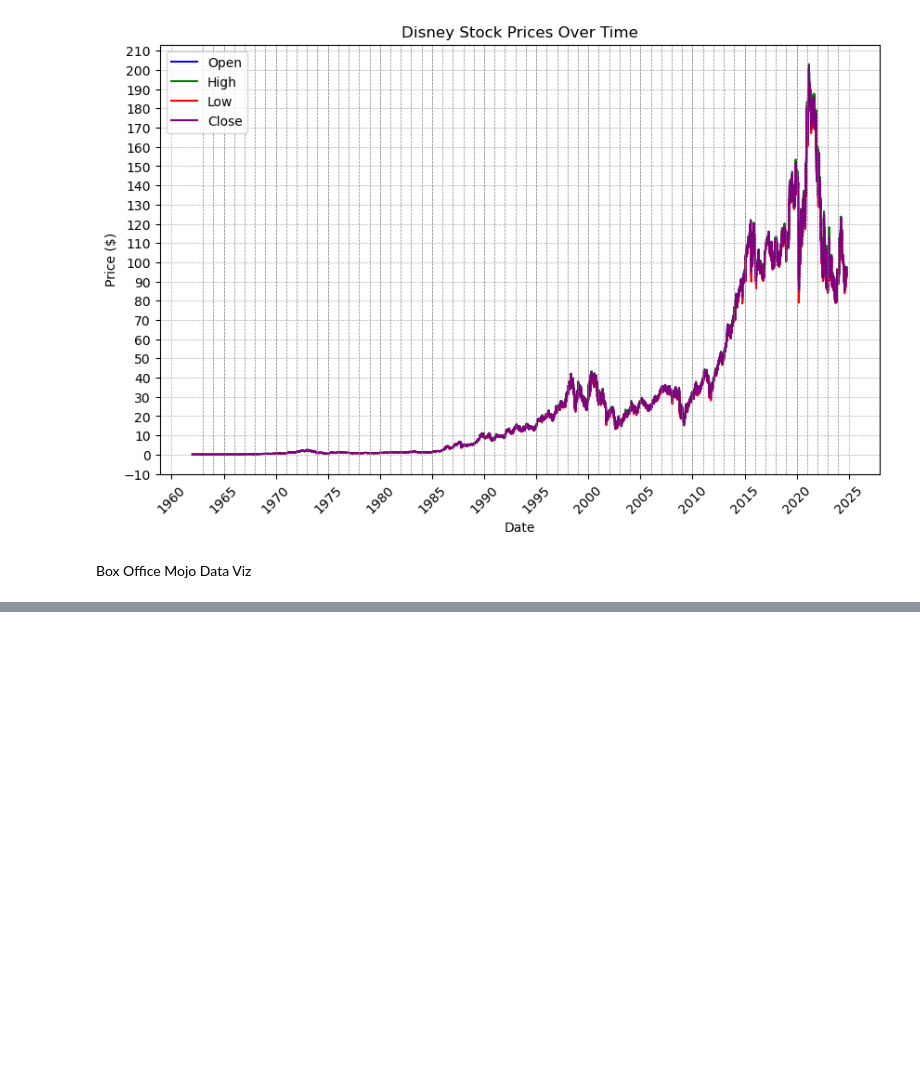
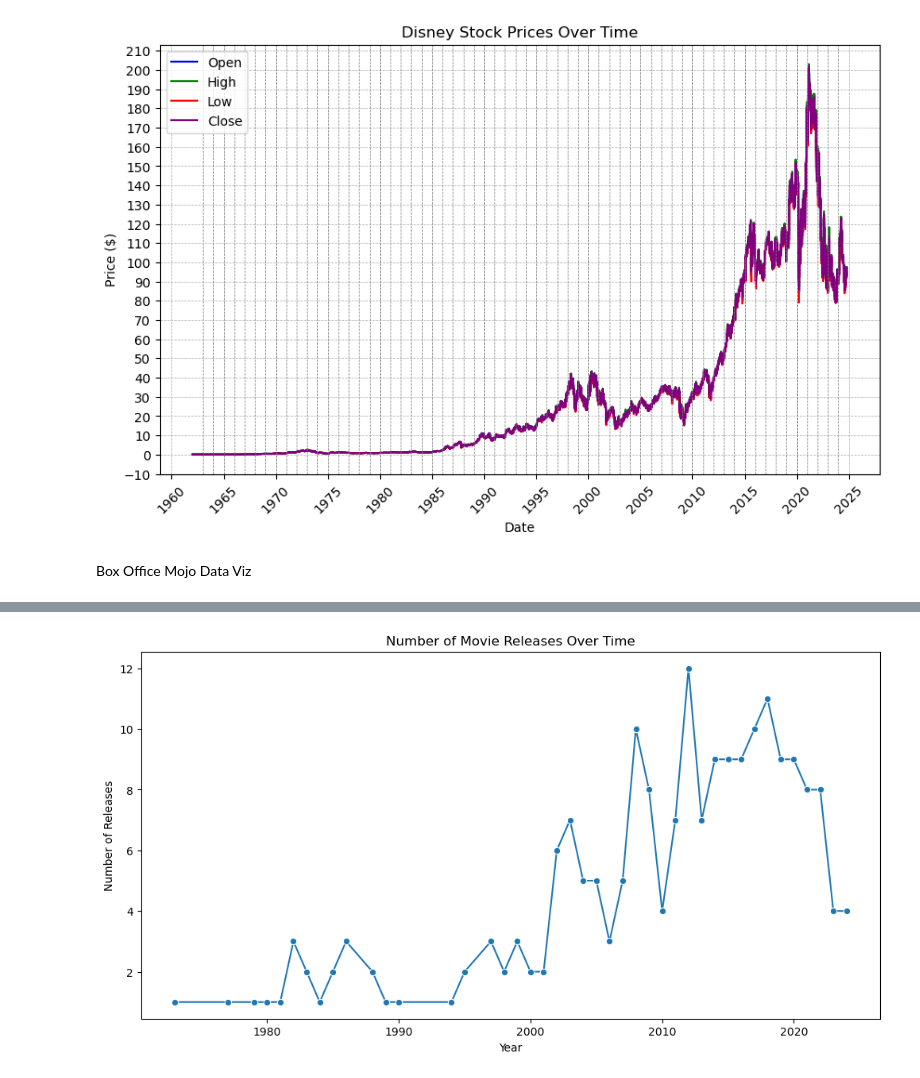
Before and after one commit to KimmyBeeW/Disney-Web-Scraping, a Jupyter notebook: vizualization.ipynb, the cells around one changed output, grey strips where cells are left out. Cells and saved outputs as stored; diff of their text form; code cells hidden in the pictures; blank space fills up the shorter version.

```diff
--- a/vizualization.ipynb
+++ b/vizualization.ipynb
@@ -86,0 +121,13 @@ Box Office Mojo Data Viz
+# %%
+df = movies.copy()
+df['Year'] = df['Release Dates'].dt.year
+releases_by_year = df.groupby('Year').size()
+
+plt.figure(figsize=(12, 6))
+sns.lineplot(x=releases_by_year.index, y=releases_by_year.values, marker="o")
+plt.title("Number of Movie Releases Over Time")
+plt.xlabel("Year")
+plt.ylabel("Number of Releases")
+plt.show()
+# %% [output]
+[figure, added]
```
Also changed, not shown: parts of 8 cells of this notebook.
